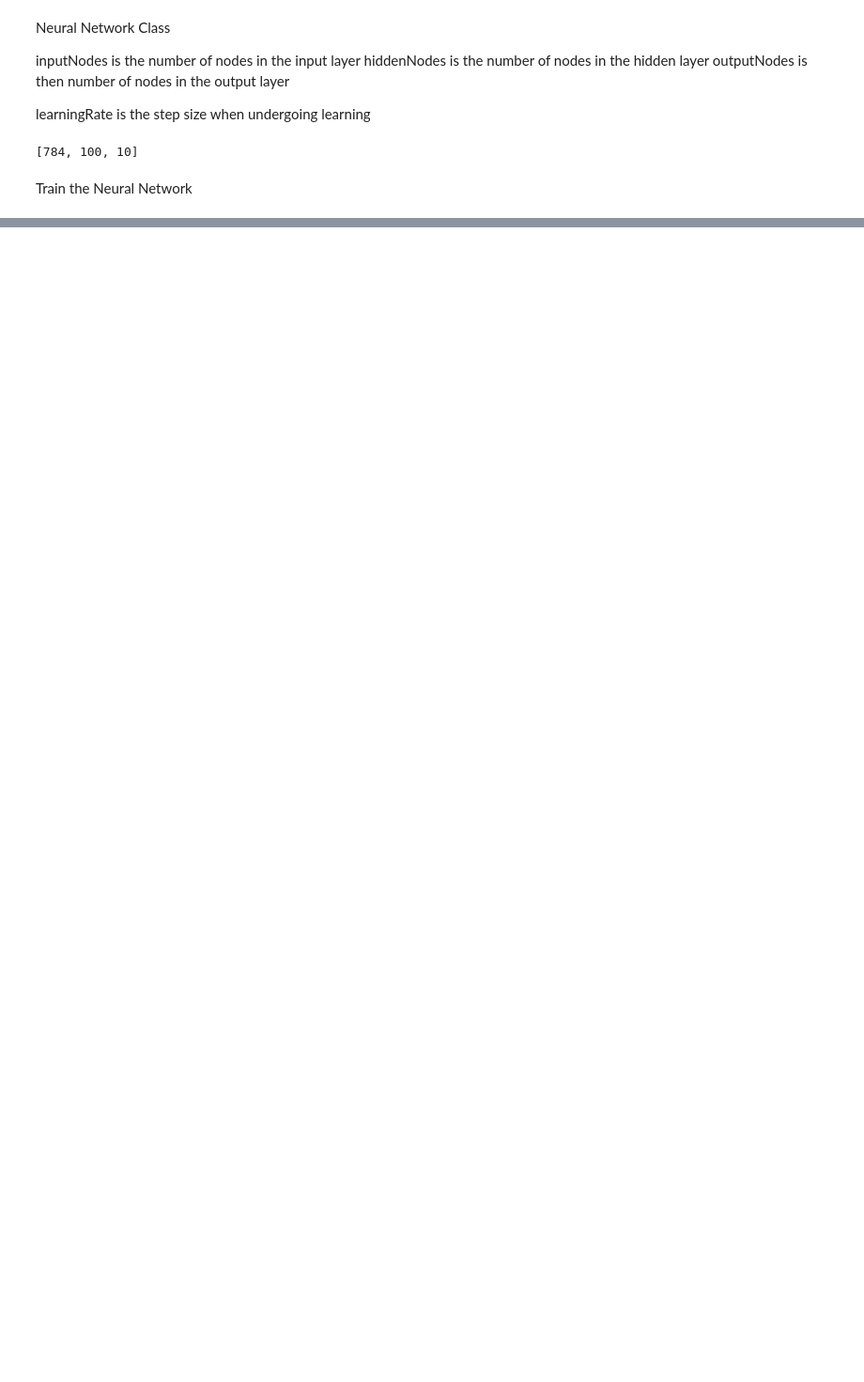
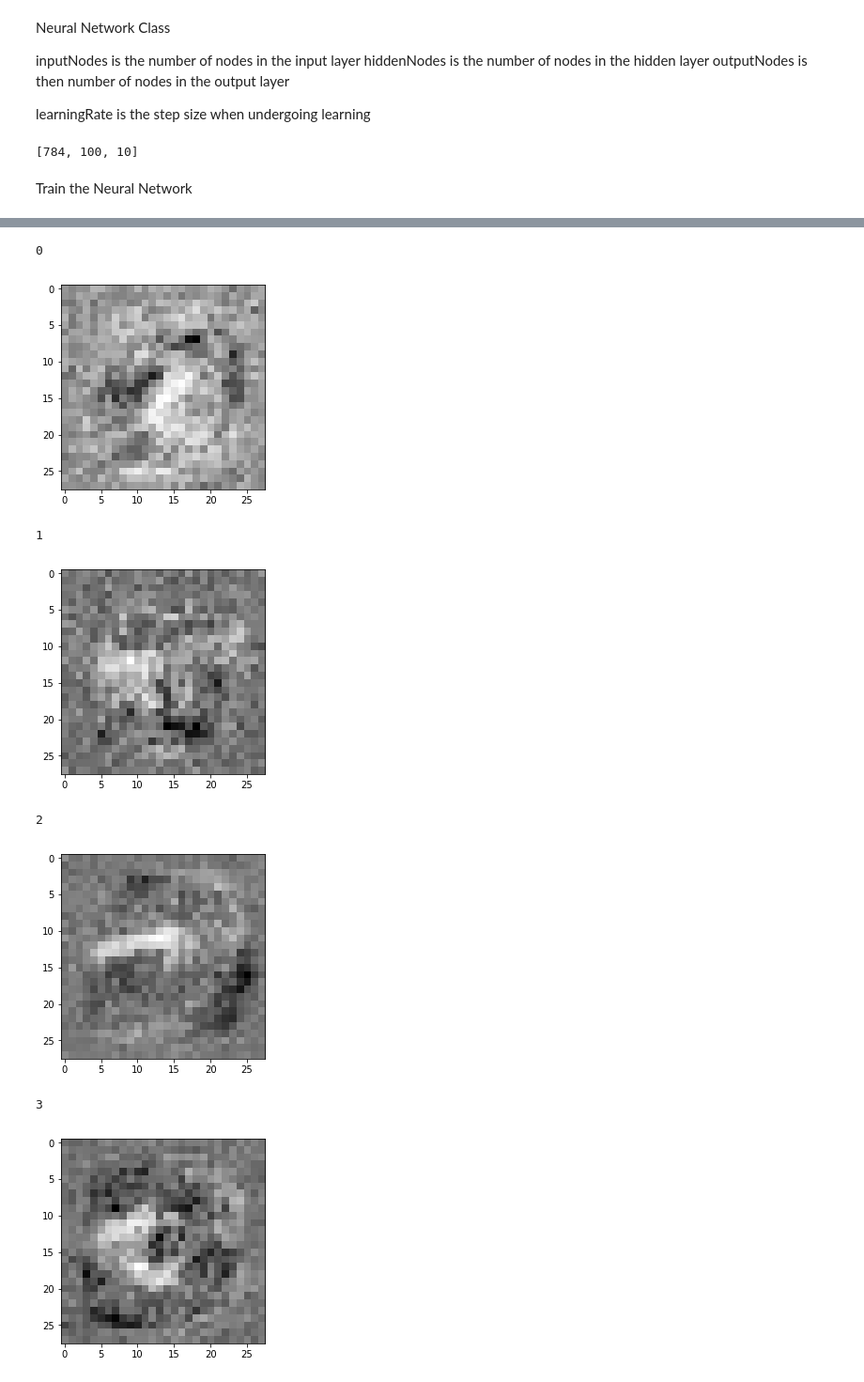
Before and after one commit to zachlefevre/NeuralNetFromScratch, a Jupyter notebook: NN from scratch.ipynb, the cells around one changed output, grey strips where cells are left out. Shown at 94% size. Saved outputs shown, nothing was run; the diff lists cells and outputs as text; code cells hidden in the pictures; blank space fills up the shorter version.

Commit message:
Old: Adding backquery

```diff
--- a/NN from scratch.ipynb
+++ b/NN from scratch.ipynb
@@ -164,0 +185,18 @@ epoch: 5
+# %%
+labels = 10
+for label in range(labels):
+    targets = np.zeros(num_output) + 0.01
+    targets[label] = .99
+    back_query = NN.backquery(targets)
+    print(label)
+    plt.imshow(back_query.reshape(28,28), cmap="Greys", Interpolation='None')
+    plt.show()
+# %% [output]
+0
+[figure, added]
+1
+[figure, added]
+2
+[figure, added]
+3
+[figure, added]
```
Also changed, not shown: parts of 7 cells of this notebook.
